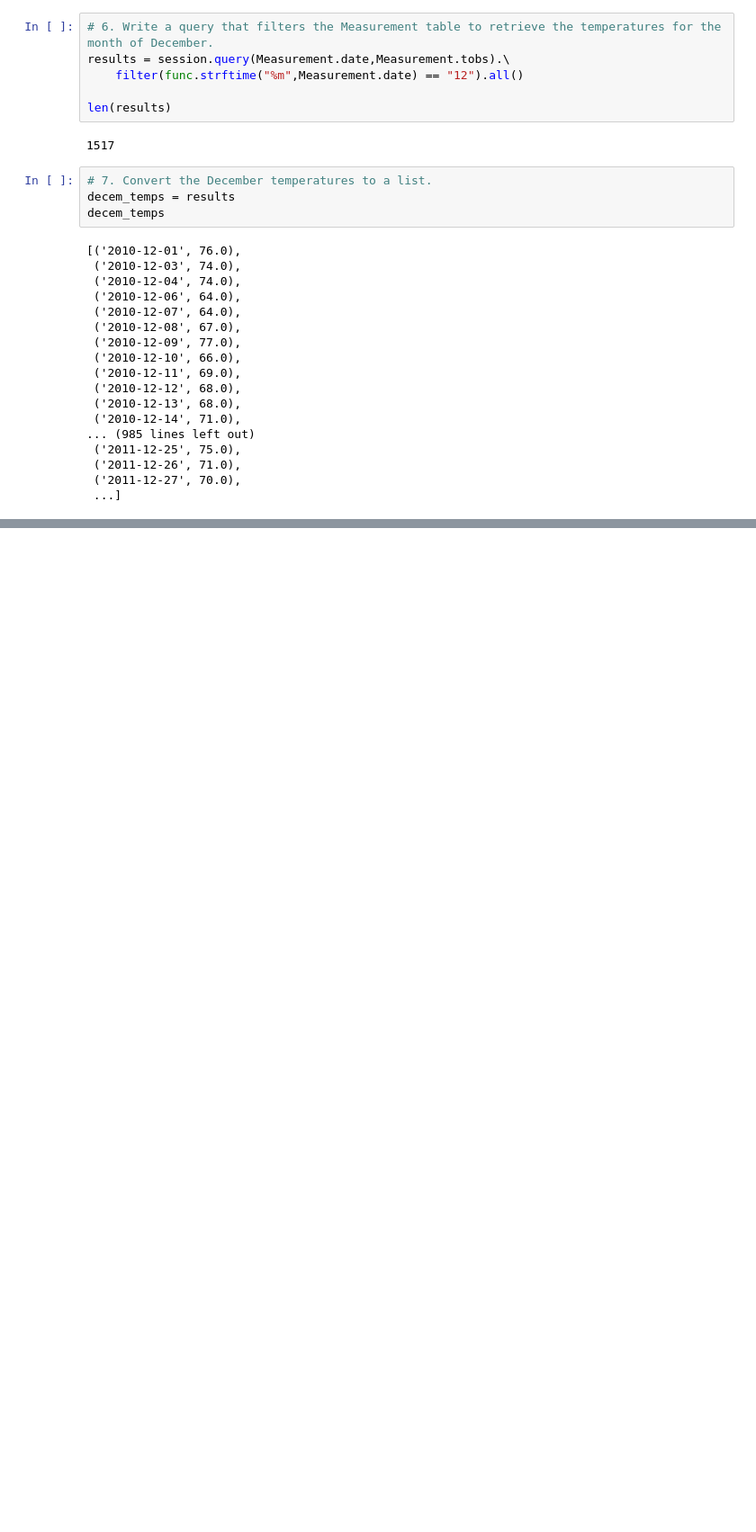
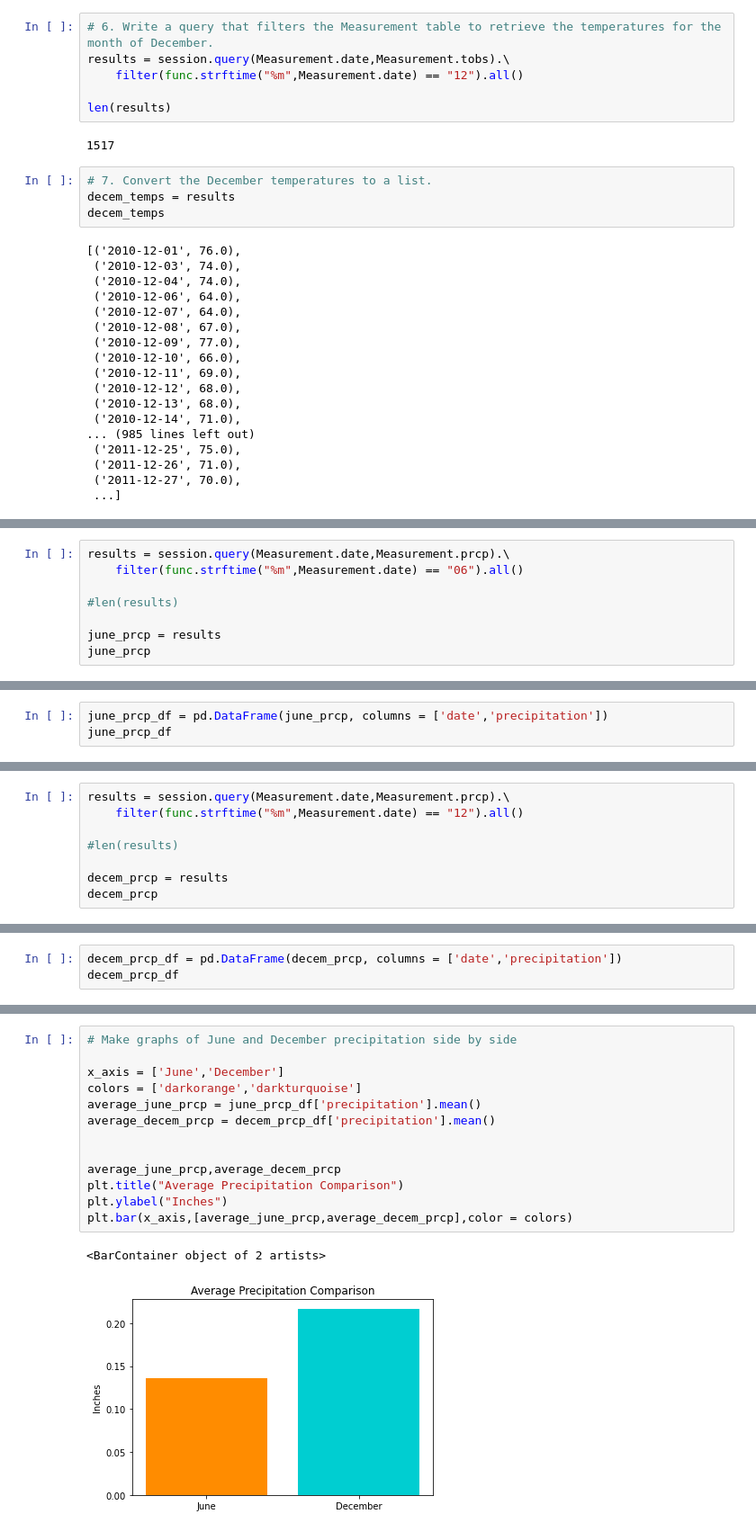
Before and after one commit to mgsrichard/surfs_up, a Jupyter notebook: SurfsUp_Challenge.ipynb, the cells around one changed output, grey strips where cells are left out. Shown: that part at 90% size. Drawn from its saved outputs; the diff is of its cells as text; blank space fills up the shorter version.

```diff
--- a/SurfsUp_Challenge.ipynb
+++ b/SurfsUp_Challenge.ipynb
@@ -157,0 +166,8 @@ decem_temps_df.describe()
+# %%
+results = session.query(Measurement.date,Measurement.prcp).\
+    filter(func.strftime("%m",Measurement.date) == "06").all()
+
+#len(results)
+
+june_prcp = results
+june_prcp
@@ -157,0 +192,3 @@ decem_temps_df.describe()
+# %%
+june_prcp_df = pd.DataFrame(june_prcp, columns = ['date','precipitation'])
+june_prcp_df
@@ -157,0 +223,8 @@ decem_temps_df.describe()
+# %%
+results = session.query(Measurement.date,Measurement.prcp).\
+    filter(func.strftime("%m",Measurement.date) == "12").all()
+
+#len(results)
+
+decem_prcp = results
+decem_prcp
@@ -157,0 +249,3 @@ decem_temps_df.describe()
+# %%
+decem_prcp_df = pd.DataFrame(decem_prcp, columns = ['date','precipitation'])
+decem_prcp_df
@@ -157,0 +297,16 @@ decem_temps_df.describe()
+# %%
+# Make graphs of June and December precipitation side by side
+
+x_axis = ['June','December']
+colors = ['darkorange','darkturquoise']
+average_june_prcp = june_prcp_df['precipitation'].mean()
+average_decem_prcp = decem_prcp_df['precipitation'].mean()
+
+
+average_june_prcp,average_decem_prcp
+plt.title("Average Precipitation Comparison")
+plt.ylabel("Inches")
+plt.bar(x_axis,[average_june_prcp,average_decem_prcp],color = colors)
+# %% [output]
+<BarContainer object of 2 artists>
+[figure, added]
```
Also changed, not shown: parts of 18 cells of this notebook, 5 other files.
